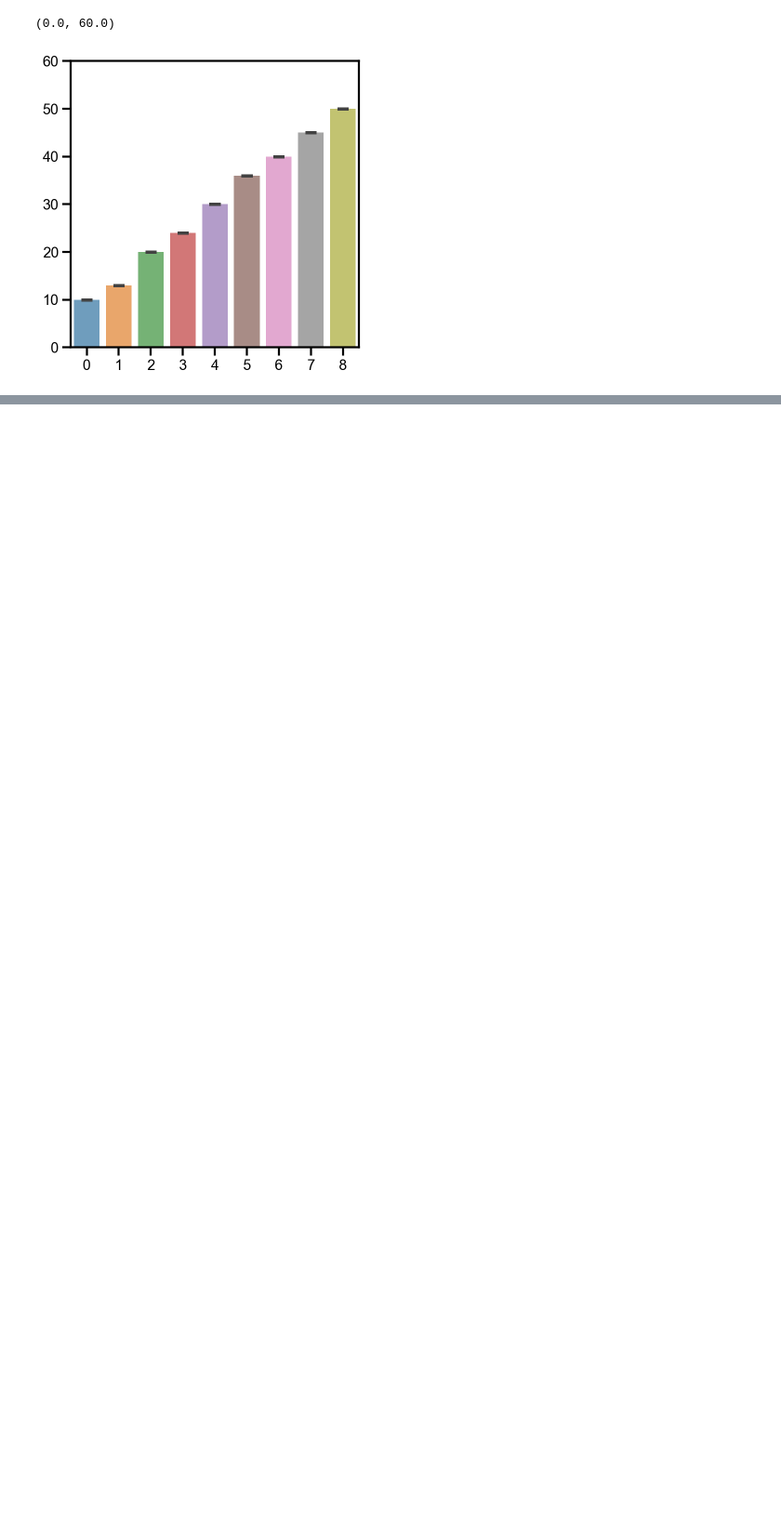
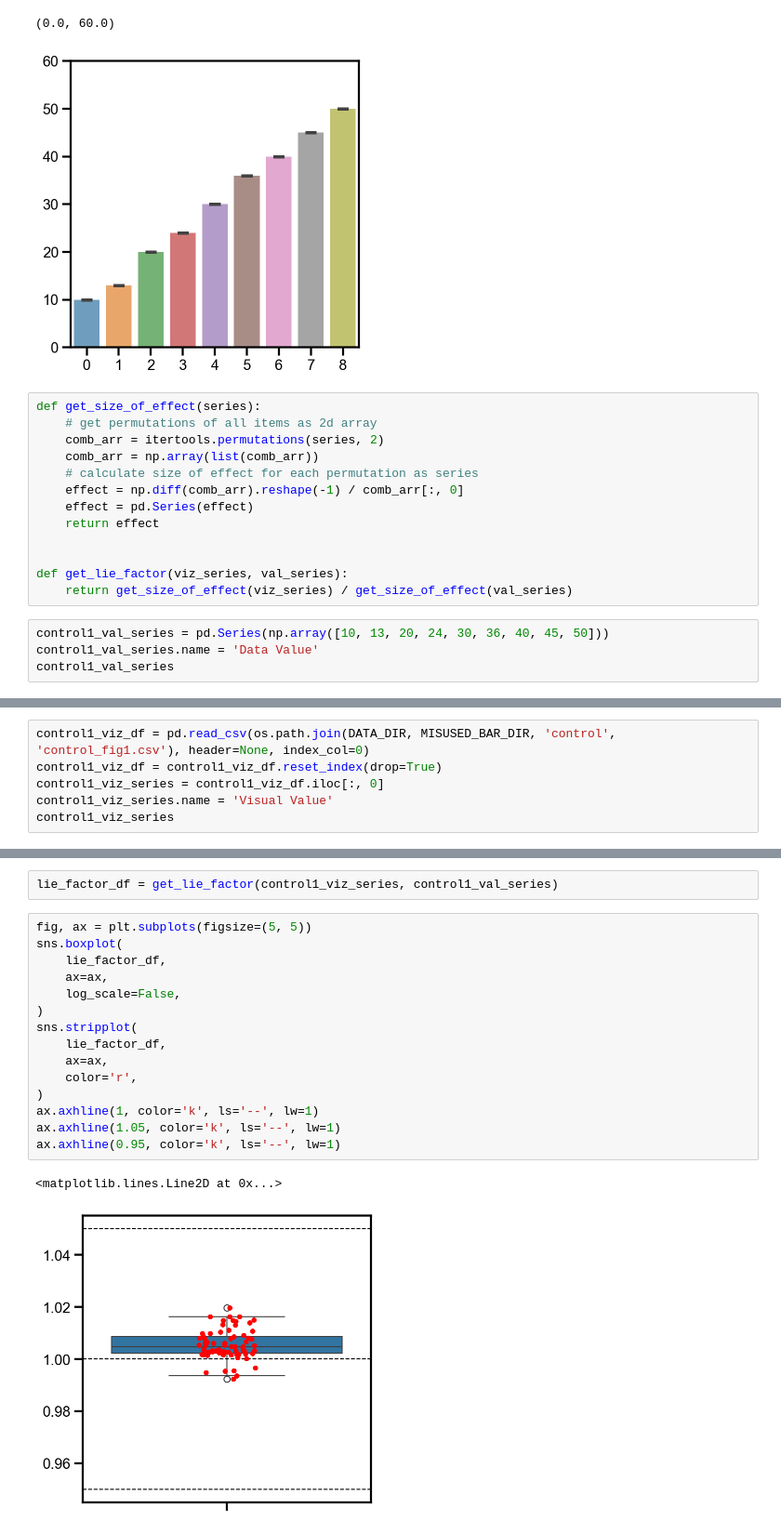
Before and after one commit to tengjuilin/misused-bar-graphs, a Jupyter notebook: lie-factor-quantification.ipynb, the cells around one changed output, grey strips where cells are left out. Shown at 93% size. Saved outputs shown, nothing was run; the diff lists cells and outputs as text; blank space fills up the shorter version.

Commit message:
Add control

```diff
--- a/lie-factor-quantification.ipynb
+++ b/lie-factor-quantification.ipynb
@@ -40,3 +42,20 @@ ax.set_ylim(0, 60)
 # %% [output]
 (0.0, 60.0)
 [figure]
+# %%
+def get_size_of_effect(series):
+    # get permutations of all items as 2d array
+    comb_arr = itertools.permutations(series, 2)
+    comb_arr = np.array(list(comb_arr))
+    # calculate size of effect for each permutation as series
+    effect = np.diff(comb_arr).reshape(-1) / comb_arr[:, 0]
+    effect = pd.Series(effect)
+    return effect
+
+
+def get_lie_factor(viz_series, val_series):
+    return get_size_of_effect(viz_series) / get_size_of_effect(val_series)
+# %%
+control1_val_series = pd.Series(np.array([10, 13, 20, 24, 30, 36, 40, 45, 50]))
+control1_val_series.name = 'Data Value'
+control1_val_series
@@ -42,0 +73,6 @@ ax.set_ylim(0, 60)
+# %%
+control1_viz_df = pd.read_csv(os.path.join(DATA_DIR, MISUSED_BAR_DIR, 'control', 'control_fig1.csv'), header=None, index_col=0)
+control1_viz_df = control1_viz_df.reset_index(drop=True)
+control1_viz_series = control1_viz_df.iloc[:, 0]
+control1_viz_series.name = 'Visual Value'
+control1_viz_series
@@ -42,0 +90,20 @@ ax.set_ylim(0, 60)
+# %%
+lie_factor_df = get_lie_factor(control1_viz_series, control1_val_series)
+# %%
+fig, ax = plt.subplots(figsize=(5, 5))
+sns.boxplot(
+    lie_factor_df,
+    ax=ax,
+    log_scale=False,
+)
+sns.stripplot(
+    lie_factor_df,
+    ax=ax,
+    color='r',
+)
+ax.axhline(1, color='k', ls='--', lw=1)
+ax.axhline(1.05, color='k', ls='--', lw=1)
+ax.axhline(0.95, color='k', ls='--', lw=1)
+# %% [output]
+<matplotlib.lines.Line2D at 0x...>
+[figure, added]
```
Also changed, not shown: parts of 12 cells of this notebook.
